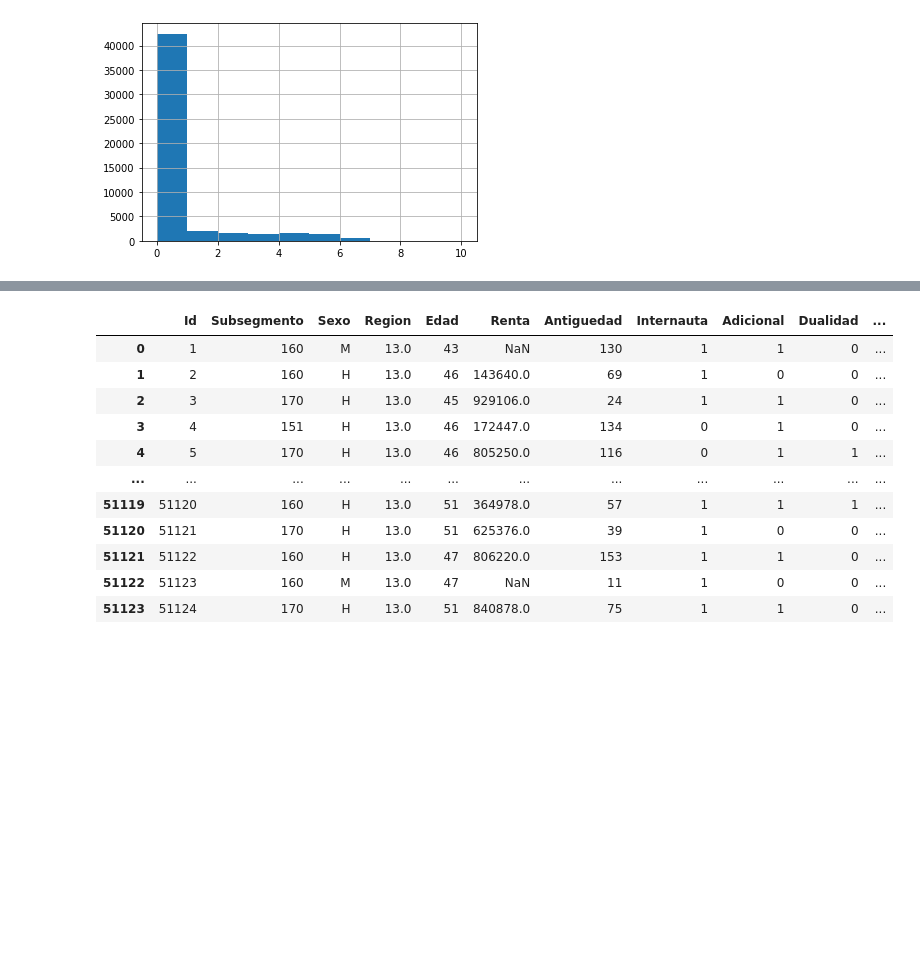
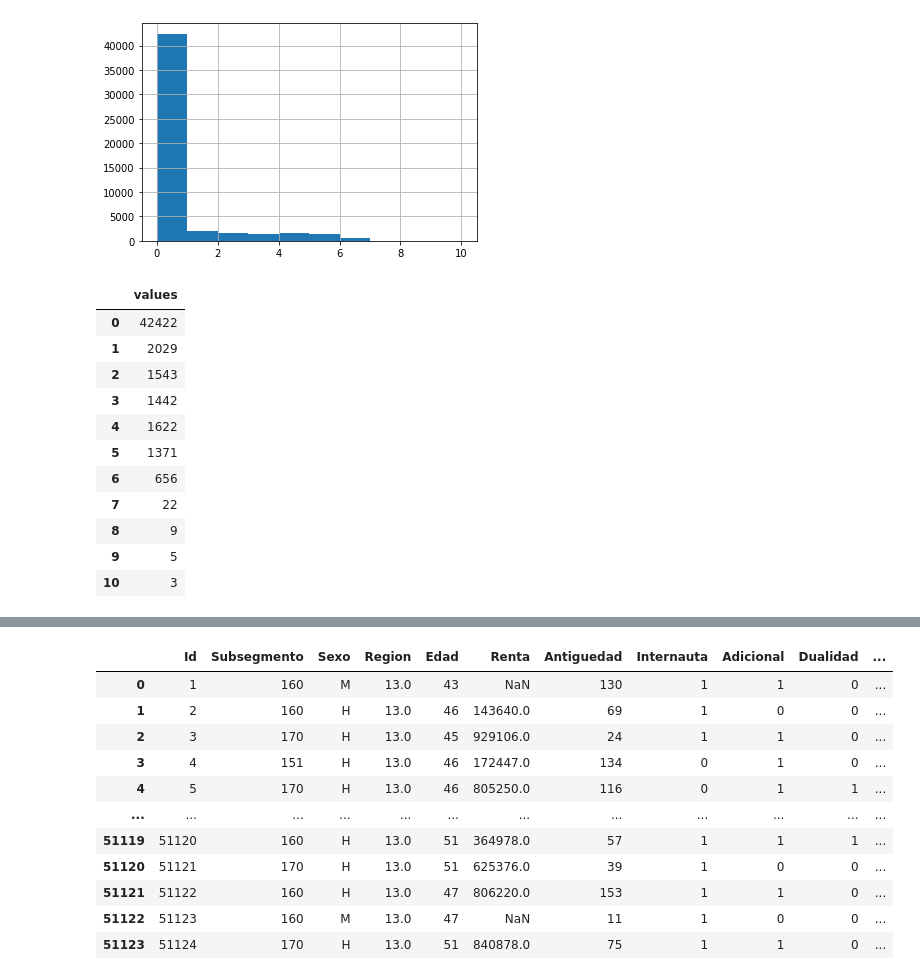
Before and after one commit to Maxibrionest/MachineLearning, a Jupyter notebook: Entrega2/Entrega2.ipynb, the cells around one changed output, grey strips where cells are left out. Cells and saved outputs as stored; diff of their text form; code cells hidden in the pictures; blank space fills up the shorter version.

```diff
--- a/Entrega2/Entrega2.ipynb
+++ b/Entrega2/Entrega2.ipynb
@@ -1134,3 +1101,34 @@ df_0[['Sexo',
 # %% [output]
 <matplotlib.axes._subplots.AxesSubplot at 0x...>
 [figure]
+# %%
+s = df_0[['Sexo',
+ 'IndRev_T12',
+ 'IndRev_T11',
+ 'IndRev_T10',
+ 'IndRev_T09',
+ 'IndRev_T08',
+ 'IndRev_T07',
+ 'IndRev_T06',
+ 'IndRev_T05',
+ 'IndRev_T04',
+ 'IndRev_T03',
+ 'IndRev_T02',
+ 'IndRev_T01']].isna().sum(axis=1)
+agrupados = s.groupby(s)
+agrupados = agrupados.size().to_frame()
+agrupados = agrupados.rename({0:'values'}, axis=1)
+agrupados
+# %% [output]
+|  | values |
+| 0 | 42422 |
+| 1 | 2029 |
+| 2 | 1543 |
+| 3 | 1442 |
+| 4 | 1622 |
+| 5 | 1371 |
+| 6 | 656 |
+| 7 | 22 |
+| 8 | 9 |
+| 9 | 5 |
+| 10 | 3 |
```
Also changed, not shown: parts of 223 cells of this notebook.
